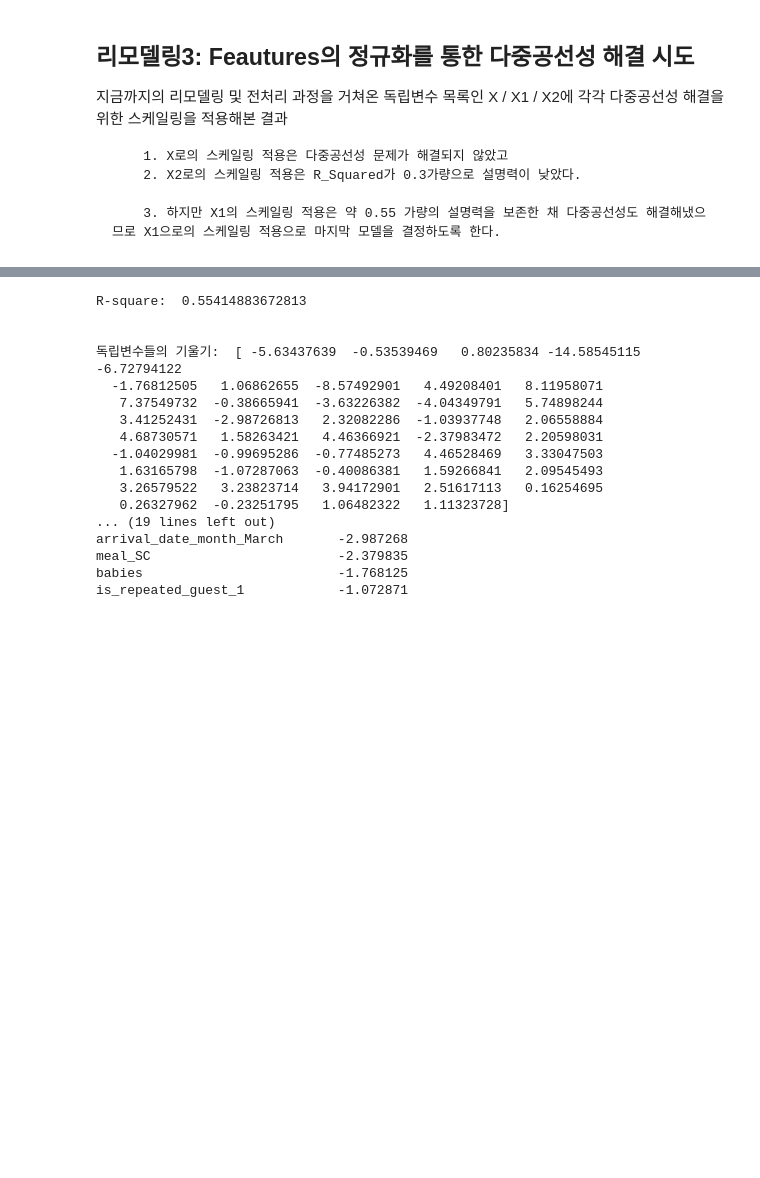
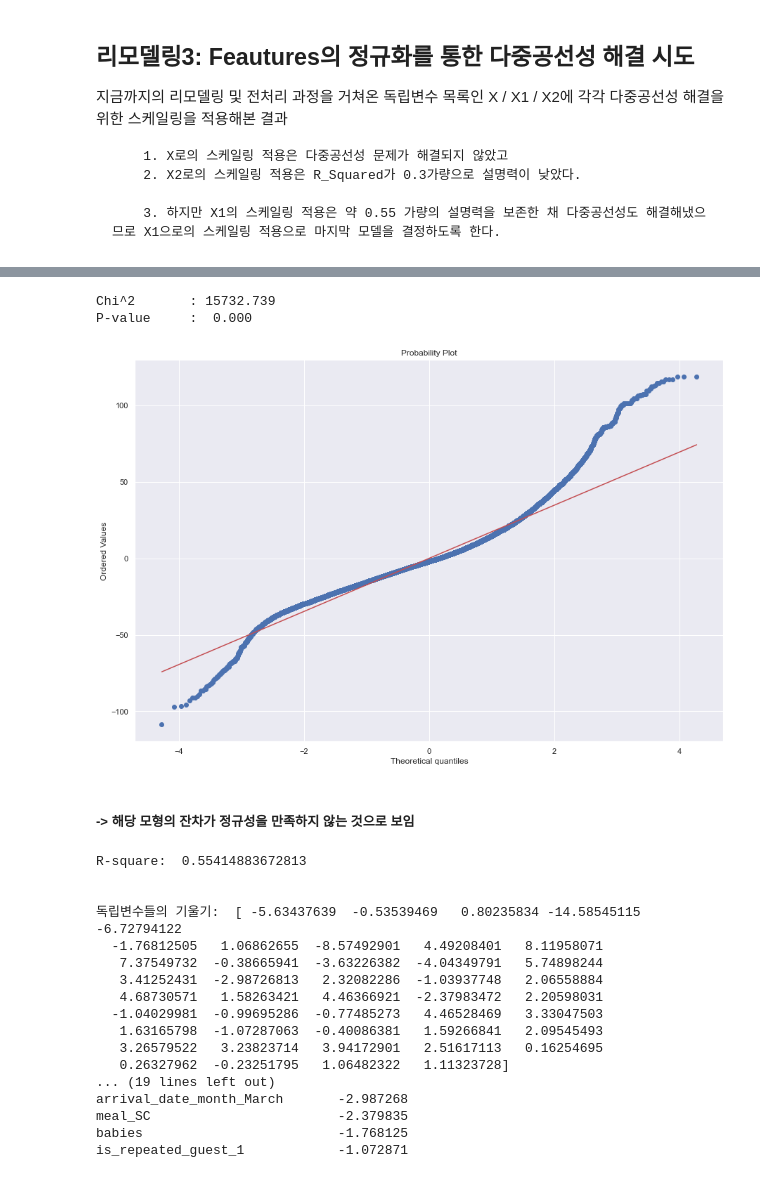
Before and after one commit to ABizCho/py_machineLearning, a Jupyter notebook: Assignment_Group/ML_group_project/ML_groupPJ_sub2_Linear_Final.ipynb, the cells around one changed output, grey strips where cells are left out. Saved outputs shown, nothing was run; the diff lists cells and outputs as text; code cells hidden in the pictures; blank space fills up the shorter version.

```diff
--- a/Assignment_Group/ML_group_project/ML_groupPJ_sub2_Linear_Final.ipynb
+++ b/Assignment_Group/ML_group_project/ML_groupPJ_sub2_Linear_Final.ipynb
@@ -738,6 +738,21 @@ OLS Regression Results
 | Kurtosis: | 6.797 | Cond. No. | 5.35 |
 Notes:
 [1] Standard Errors assume that the covariance matrix of the errors is correctly specified.
+# %%
+import scipy as sp
+
+test = sm.stats.omni_normtest(results.resid)
+for xi in zip(['Chi^2', 'P-value'], test):
+    print("%-12s: %6.3f" % xi)
+
+sp.stats.probplot(results.resid, plot=plt)
+plt.show()
+# %% [output]
+Chi^2       : 15732.739
+P-value     :  0.000
+[figure, added]
+# %% [markdown]
+##### -> 해당 모형의 잔차가 정규성을 만족하지 않는 것으로 보임
 # %%
 ############
 from sklearn.model_selection import train_test_split
```
Also changed, not shown: parts of 1 cell of this notebook.
